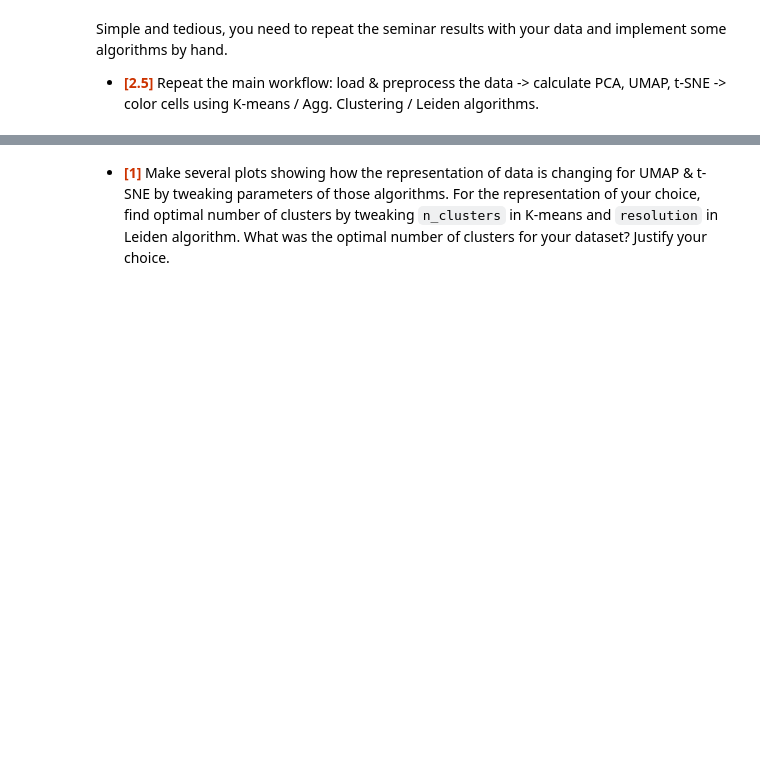
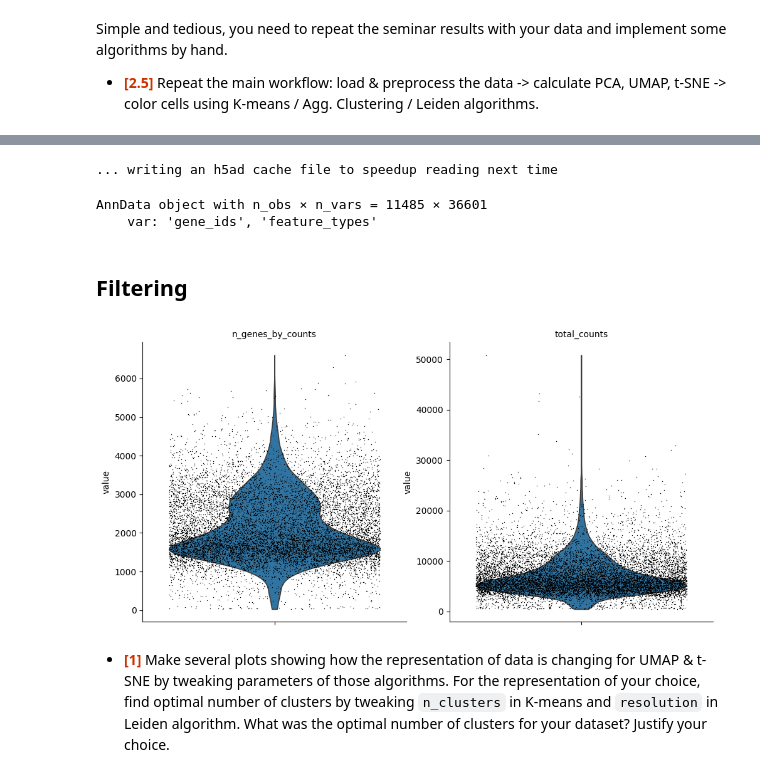
Before and after one commit to bulatych/ML_HSE, a Jupyter notebook: homeworks/HW_6_(clustering_&_reduction).ipynb, the cells around one changed output, grey strips where cells are left out. Drawn from its saved outputs; the diff is of its cells as text; code cells hidden in the pictures; blank space fills up the shorter version.

```diff
--- a/homeworks/HW_6_(clustering_&_reduction).ipynb
+++ b/homeworks/HW_6_(clustering_&_reduction).ipynb
@@ -58,3 +84,35 @@ Brain_Tumor_3p_LT_f 100%[===================>]   2.12M  8.43MB/s    in 0.3s
+# %%
+import scanpy as sc
+
+# verbosity: errors (0), warnings (1), info (2), hints (3)
+sc.settings.verbosity = 3
+
+adata = sc.read_10x_mtx(
+    'filtered_feature_bc_matrix',  # the directory with the `.mtx` file
+    var_names='gene_symbols',      # use gene symbols for the variable names (variables-axis index)
+    cache=True                     # write a cache file for faster subsequent reading
+)
+# Make all gene names unique (symbols MUST be unique by but in reality...)
+adata.var_names_make_unique()
+
+adata
+# %% [output]
+... writing an h5ad cache file to speedup reading next time
+AnnData object with n_obs × n_vars = 11485 × 36601
+    var: 'gene_ids', 'feature_types'
+# %% [markdown]
+## Filtering
+# %%
+# Calculate common QC metrics (see docs for details)
+sc.pp.calculate_qc_metrics(adata, percent_top=None, log1p=False, inplace=True)
+# %%
+# Plot the result
+sc.pl.violin(
+    adata, ['n_genes_by_counts', 'total_counts'],
+    jitter=0.4, multi_panel=True
+)
+# %% [output]
+[figure, added]
 # %% [markdown]
 
 * <font color=#c30>**[1]**</font>  Make several plots showing how the representation of data is changing for UMAP & t-SNE by tweaking parameters of those algorithms. For the representation of your choice, find optimal number of clusters by tweaking `n_clusters` in K-means and `resolution` in Leiden algorithm. What was the optimal number of clusters for your dataset? Justify your choice.
```
Also changed, not shown: parts of 3 cells of this notebook.
